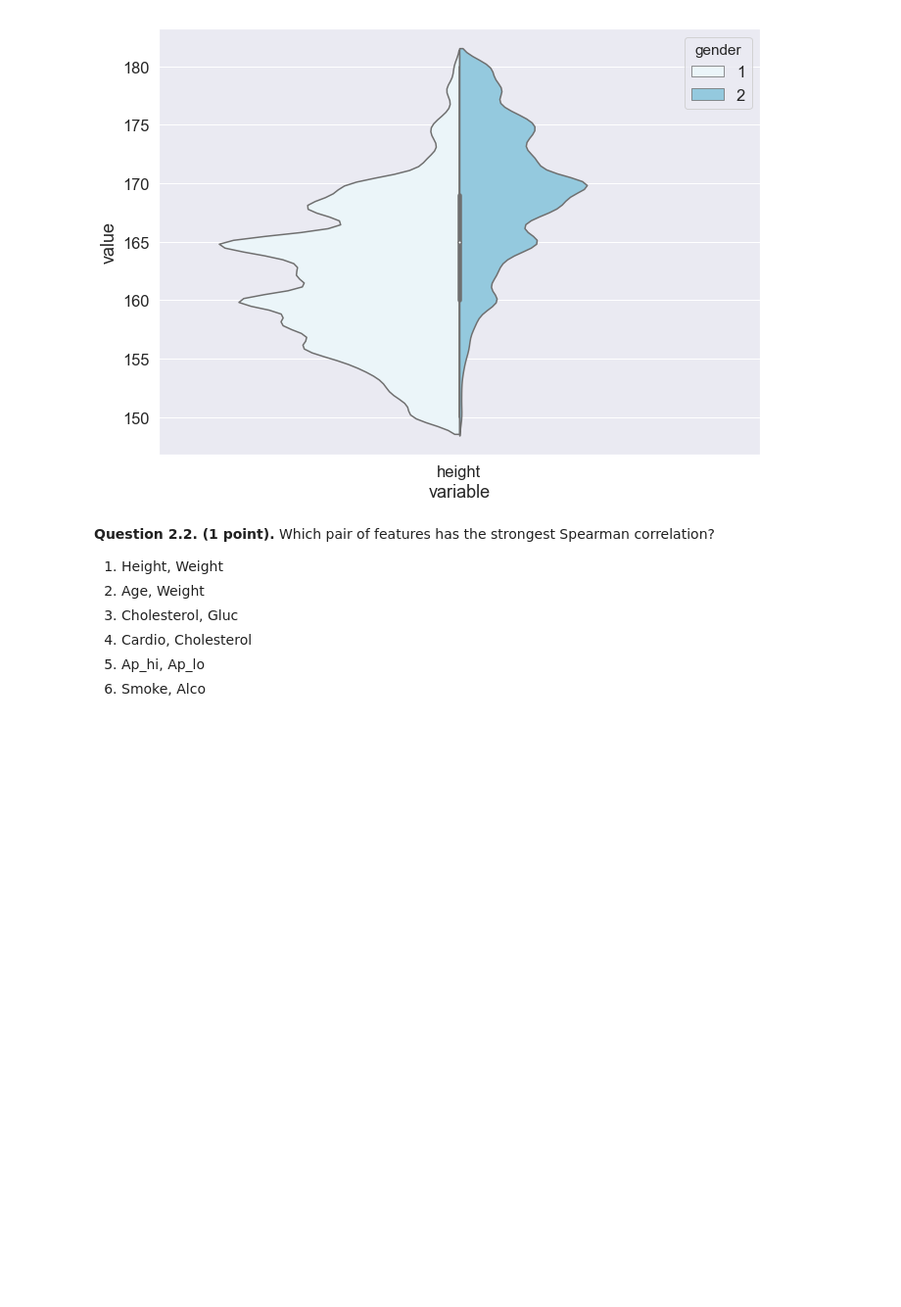
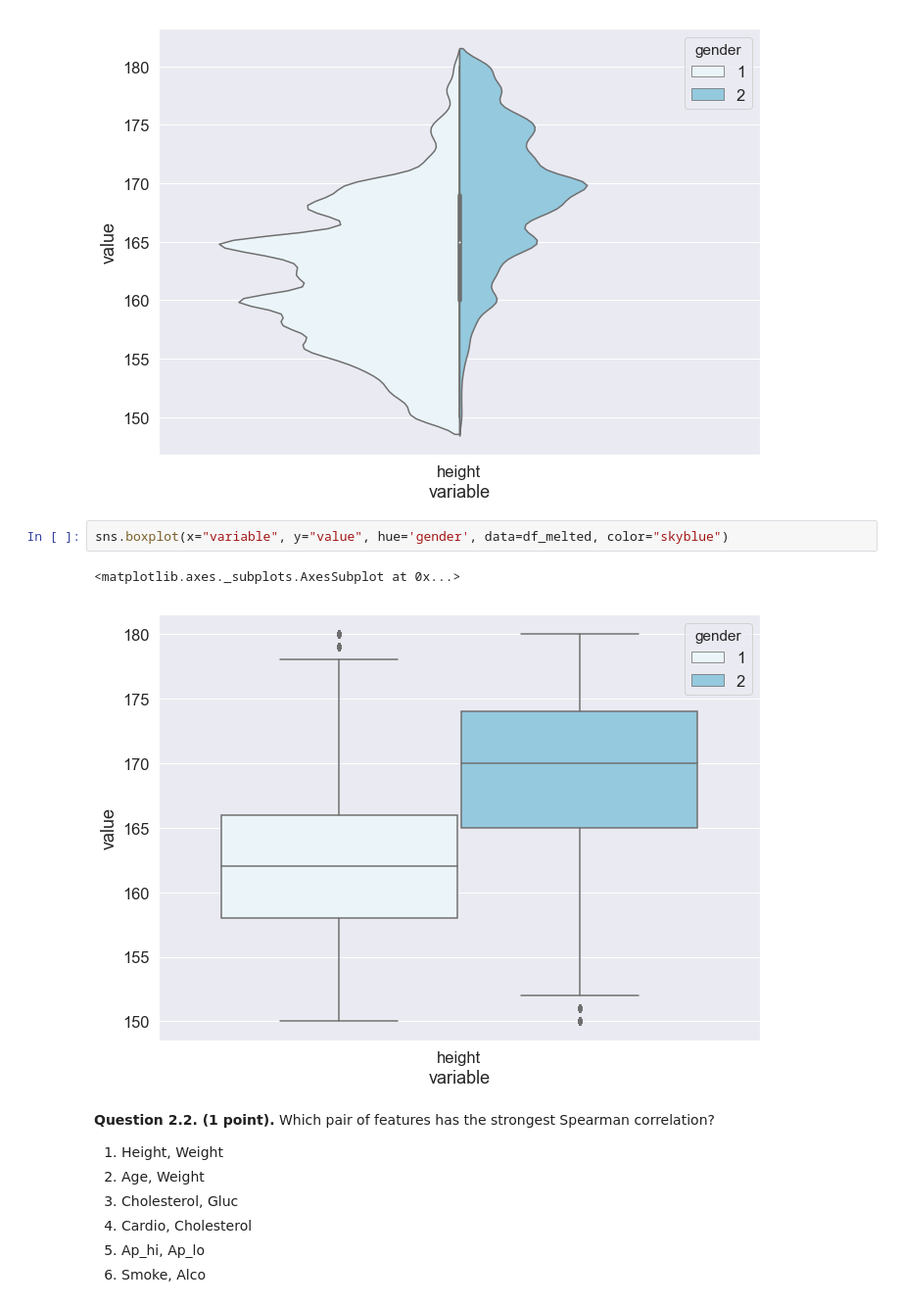
Before and after one commit to Elbidor/ML_course, a Jupyter notebook: 2_Visualization/assignment02_analyzing_cardiovascular_desease_data.ipynb, the cells around one changed output. Shown at 98% size. Cells and saved outputs as stored; diff of their text form; blank space fills up the shorter version.

```diff
--- a/2_Visualization/assignment02_analyzing_cardiovascular_desease_data.ipynb
+++ b/2_Visualization/assignment02_analyzing_cardiovascular_desease_data.ipynb
@@ -383,6 +383,11 @@ sns.violinplot(x='variable', y='value', hue='gender', scale='count', data=df_mel
 # %% [output]
 <matplotlib.axes._subplots.AxesSubplot at 0x...>
 [figure]
+# %%
+sns.boxplot(x="variable", y="value", hue='gender', data=df_melted, color="skyblue")
+# %% [output]
+<matplotlib.axes._subplots.AxesSubplot at 0x...>
+[figure, added]
 # %% [markdown]
 **Question 2.2. (1 point).** Which pair of features has the strongest Spearman correlation?
 
```
Also changed, not shown: 1 other file.
